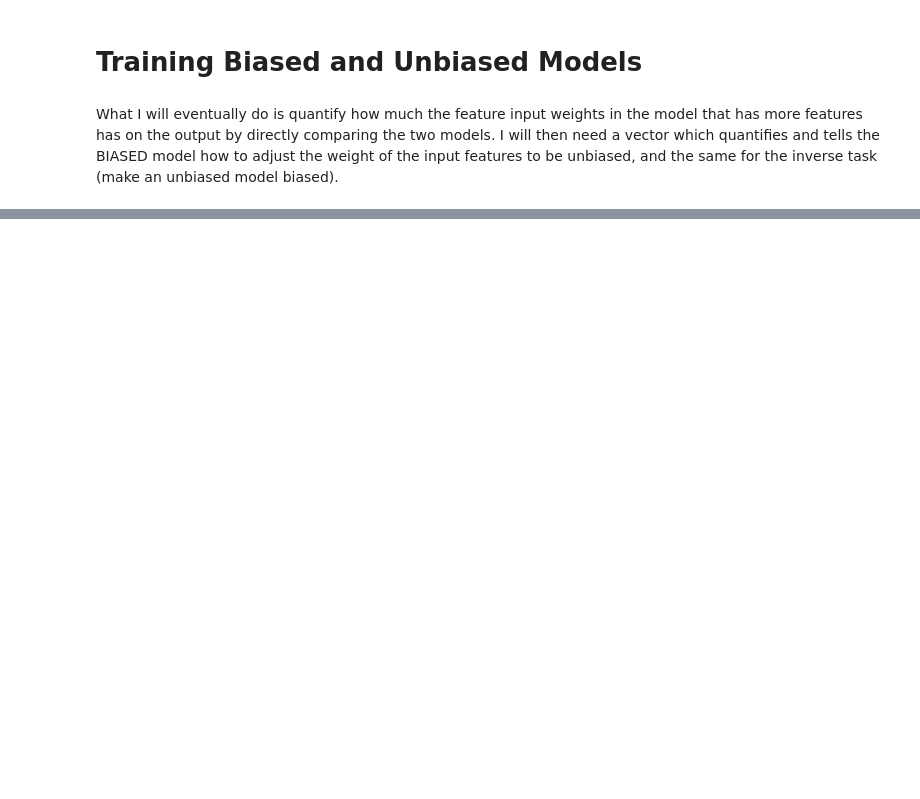
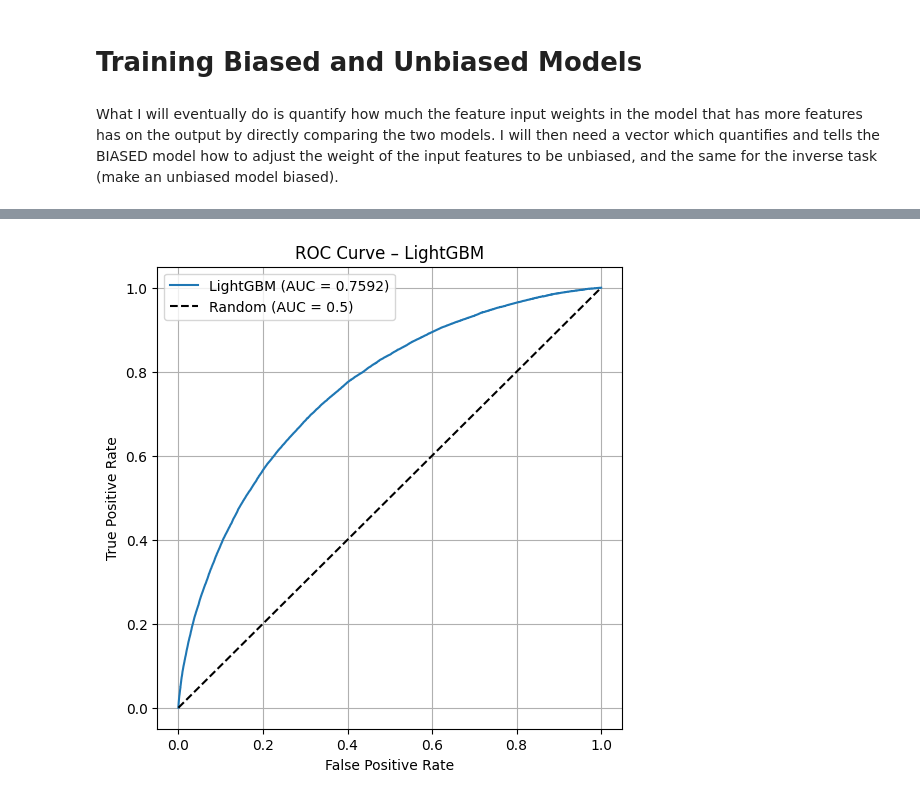
Before and after one commit to qayyumayaan/credit-risk-prediction-bias, a Jupyter notebook: swapnil/03_bias_mitigation_lgbm_fix.ipynb, the cells around one changed output, grey strips where cells are left out. Saved outputs shown, nothing was run; the diff lists cells and outputs as text; code cells hidden in the pictures; blank space fills up the shorter version.

```diff
--- a/swapnil/03_bias_mitigation_lgbm_fix.ipynb
+++ b/swapnil/03_bias_mitigation_lgbm_fix.ipynb
@@ -627,0 +677,20 @@ Confusion Matrix (Raw Values):
+# %%
+from sklearn.metrics import roc_curve, auc
+import matplotlib.pyplot as plt
+
+# ROC curve
+fpr, tpr, _ = roc_curve(y_biased, lgb_pred_proba)
+roc_auc = auc(fpr, tpr)
+
+plt.figure(figsize=(6, 6))
+plt.plot(fpr, tpr, label=f"LightGBM (AUC = {roc_auc:.4f})")
+plt.plot([0, 1], [0, 1], "k--", label="Random (AUC = 0.5)")
+
+plt.xlabel("False Positive Rate")
+plt.ylabel("True Positive Rate")
+plt.title("ROC Curve – LightGBM")
+plt.legend(loc="upper left")
+plt.grid(True)
+plt.show()
+# %% [output]
+[figure, added]
```
Also changed, not shown: parts of 12 cells of this notebook.
